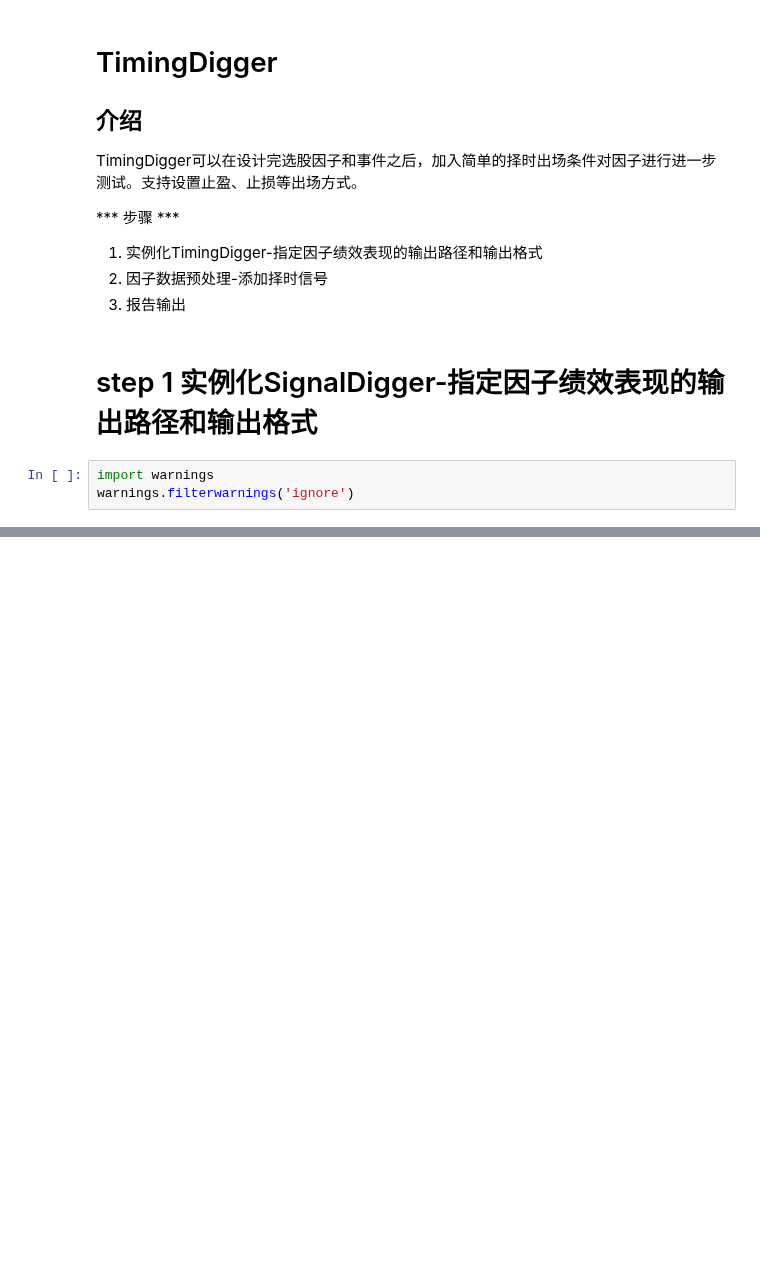
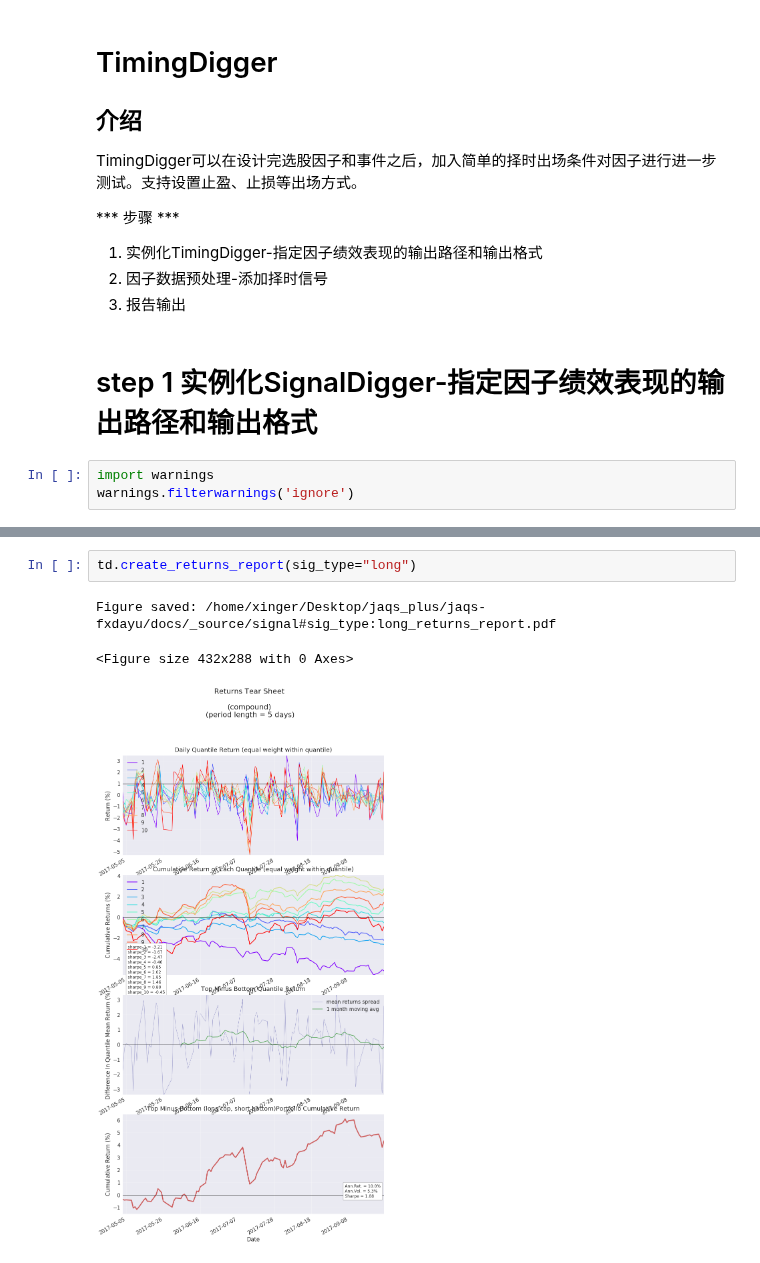
Before and after one commit to xingetouzi/jaqs-fxdayu, a Jupyter notebook: docs/_source/timingdigger.ipynb, the cells around one changed output, grey strips where cells are left out. Drawn from its saved outputs; the diff is of its cells as text; blank space fills up the shorter version.

```diff
--- a/docs/_source/timingdigger.ipynb
+++ b/docs/_source/timingdigger.ipynb
@@ -295,0 +368,6 @@ sd.create_full_report()
+# %%
+td.create_returns_report(sig_type="long")
+# %% [output]
+Figure saved: /home/xinger/Desktop/jaqs_plus/jaqs-fxdayu/docs/_source/signal#sig_type:long_returns_report.pdf
+<Figure size 432x288 with 0 Axes>
+[figure, added]
```
Also changed, not shown: parts of 44 cells of this notebook, 8 other files.
